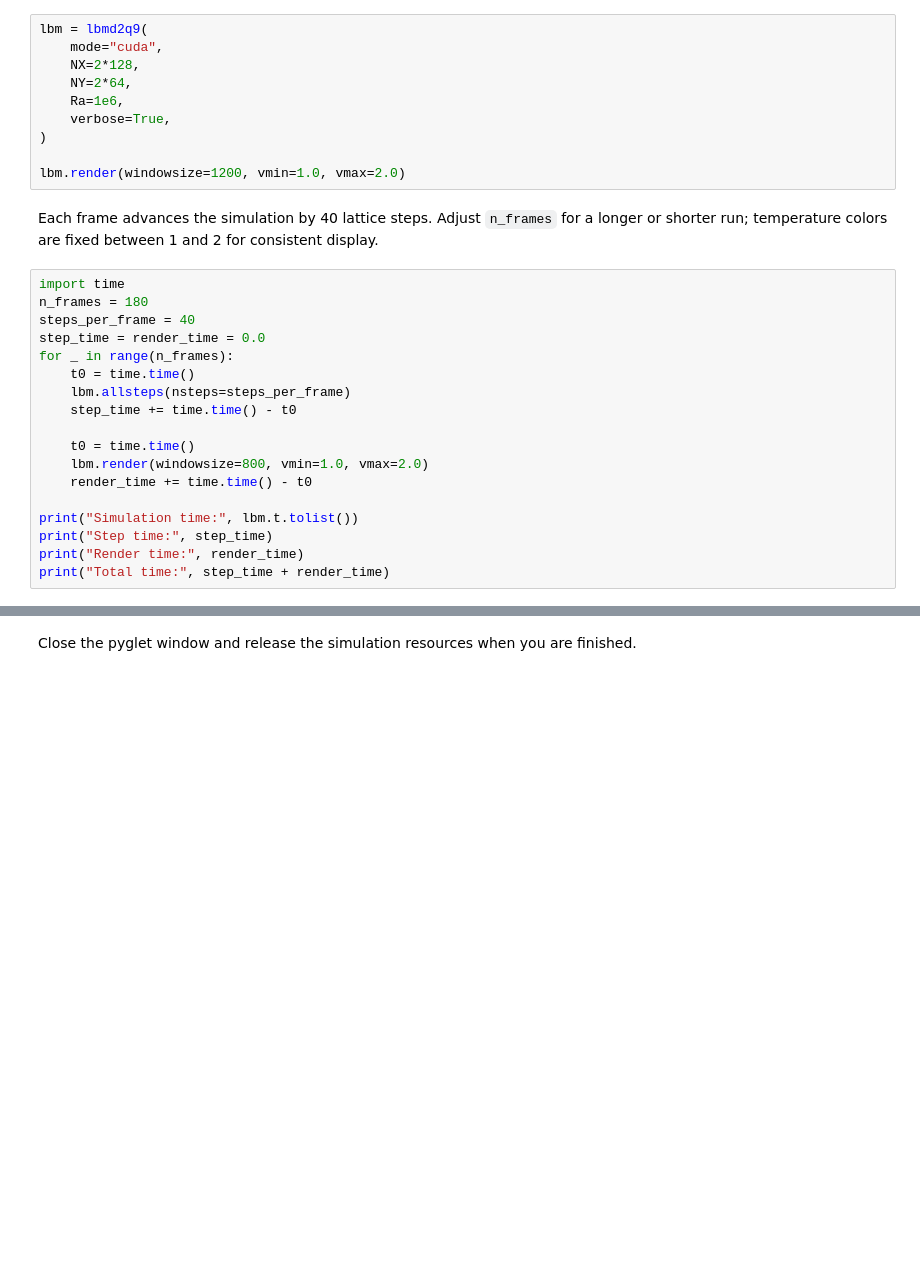
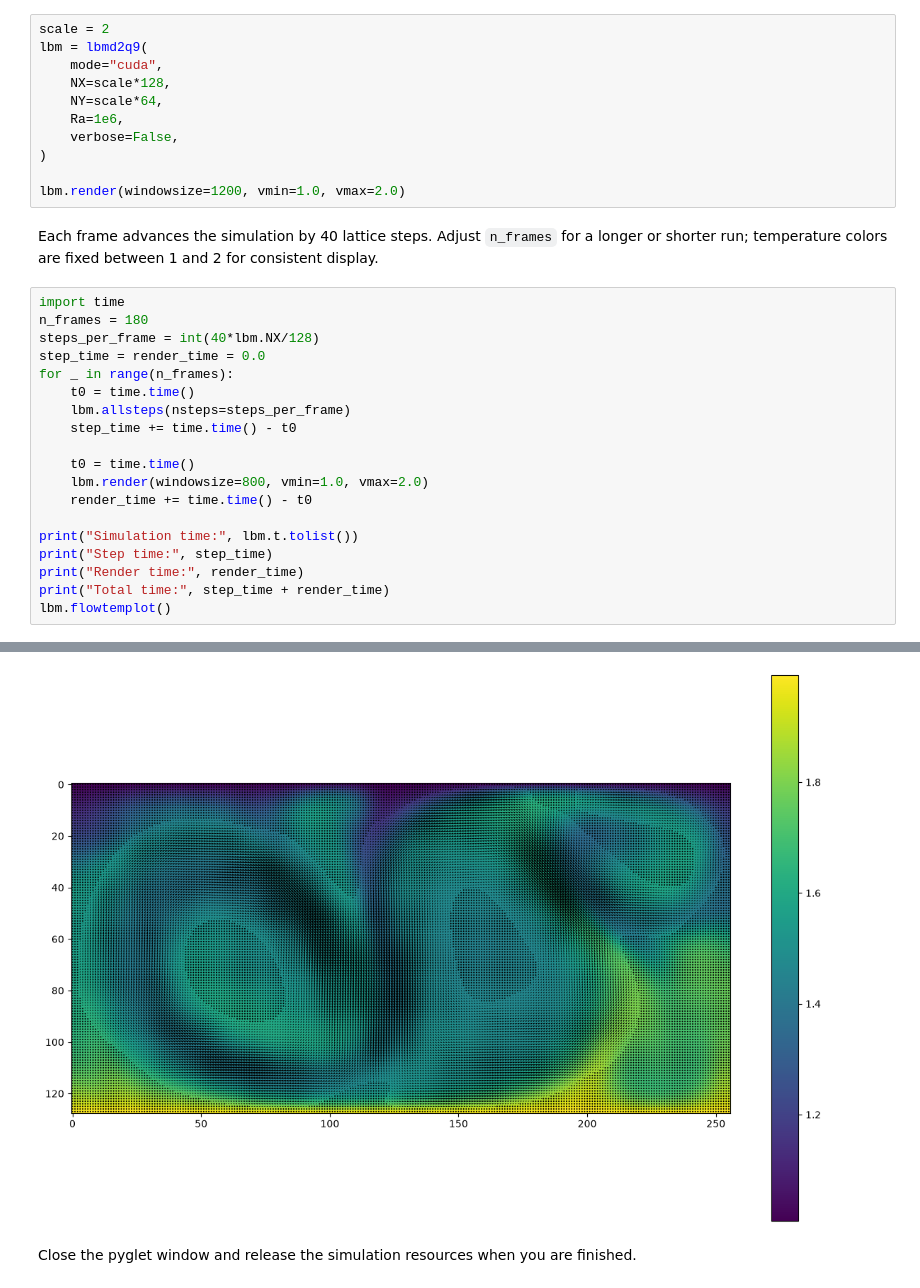
Before and after one commit to GerbenBeintema/controlRB, a Jupyter notebook: examples/render-sim.ipynb, the cells around one changed output, grey strips where cells are left out. Drawn from its saved outputs; the diff is of its cells as text; blank space fills up the shorter version.

```diff
--- a/examples/render-sim.ipynb
+++ b/examples/render-sim.ipynb
@@ -5,12 +5,13 @@ Run a small CPU Rayleigh–Bénard simulation and display its temperature field
 # %%
 from controlRB import lbmd2q9
 # %%
+scale = 2
 lbm = lbmd2q9(
     mode="cuda",
-    NX=2*128,
-    NY=2*64,
+    NX=scale*128,
+    NY=scale*64,
     Ra=1e6,
-    verbose=True,
+    verbose=False,
 )
 
 lbm.render(windowsize=1200, vmin=1.0, vmax=2.0)
@@ -19,7 +20,7 @@ Each frame advances the simulation by 40 lattice steps. Adjust `n_frames` for a
 # %%
 import time
 n_frames = 180
-steps_per_frame = 40
+steps_per_frame = int(40*lbm.NX/128)
 step_time = render_time = 0.0
 for _ in range(n_frames):
     t0 = time.time()
@@ -34,3 +35,5 @@ print("Simulation time:", lbm.t.tolist())
 print("Step time:", step_time)
 print("Render time:", render_time)
 print("Total time:", step_time + render_time)
+lbm.flowtemplot()
+# %% [output]
@@ -37,3 +44,4 @@ print("Total time:", step_time + render_time)
+[figure, added]
 # %% [markdown]
 Close the pyglet window and release the simulation resources when you are finished.
 # %%
```
Also changed, not shown: parts of 1 cell of this notebook, 6 other files.
